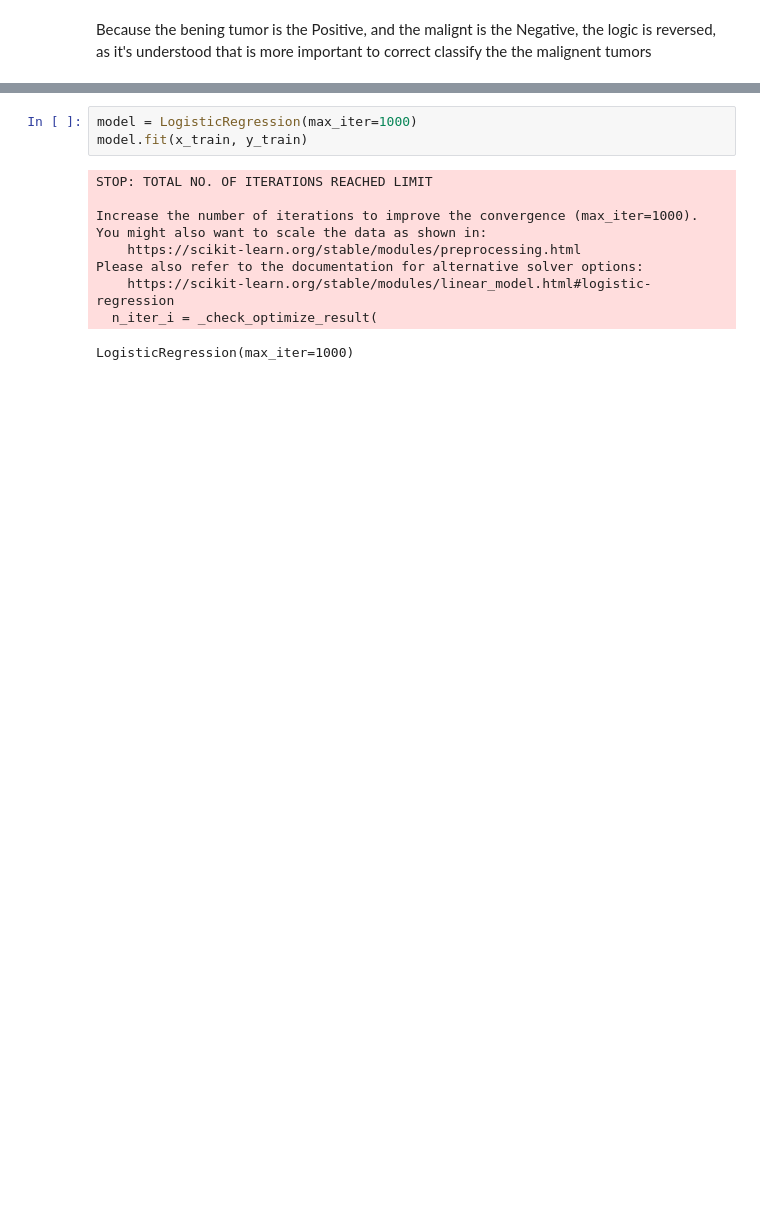
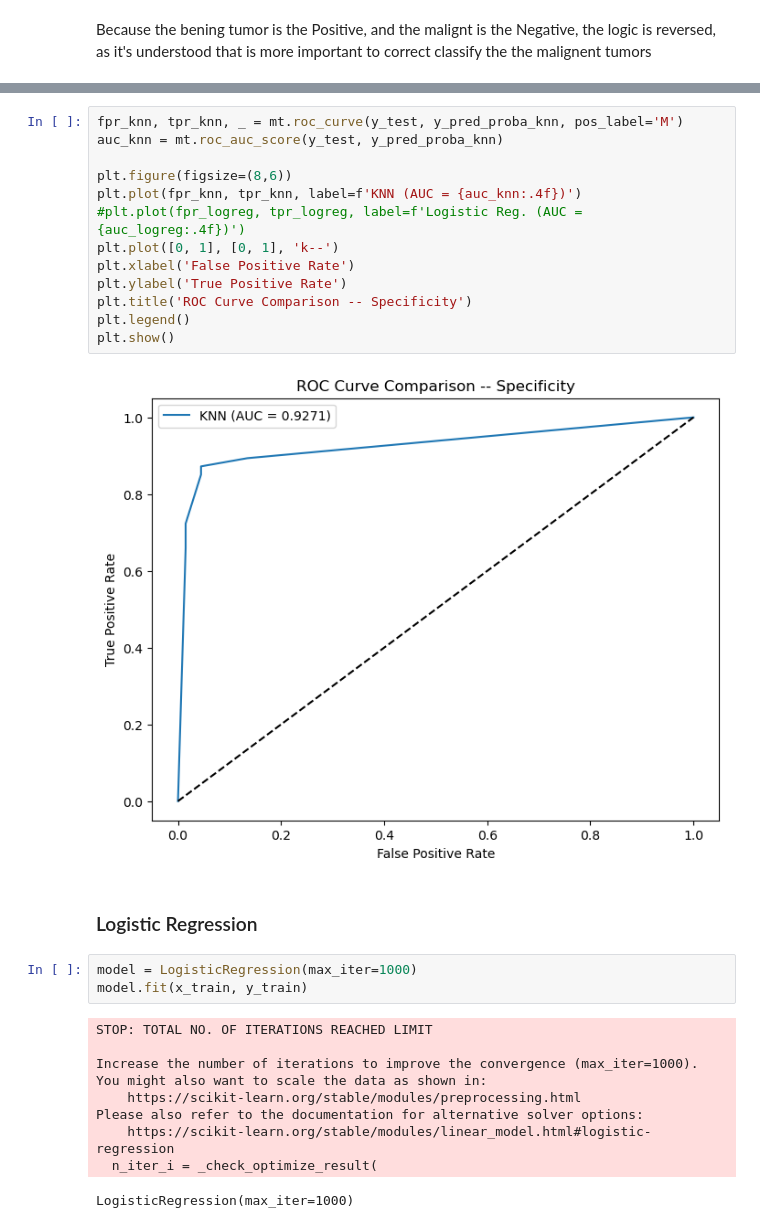
Before and after one commit to Stuepp/Breast-Cancer-Detection-Challange, a Jupyter notebook: Breast-Cancer-Detection.ipynb, the cells around one changed output, grey strips where cells are left out. Cells and saved outputs as stored; diff of their text form; blank space fills up the shorter version.

```diff
--- a/Breast-Cancer-Detection.ipynb
+++ b/Breast-Cancer-Detection.ipynb
@@ -275,3 +329,20 @@ KNeighborsClassifier(n_neighbors=4)
+# %%
+fpr_knn, tpr_knn, _ = mt.roc_curve(y_test, y_pred_proba_knn, pos_label='M')
+auc_knn = mt.roc_auc_score(y_test, y_pred_proba_knn)
+
+plt.figure(figsize=(8,6))
+plt.plot(fpr_knn, tpr_knn, label=f'KNN (AUC = {auc_knn:.4f})')
+#plt.plot(fpr_logreg, tpr_logreg, label=f'Logistic Reg. (AUC = {auc_logreg:.4f})')
+plt.plot([0, 1], [0, 1], 'k--')
+plt.xlabel('False Positive Rate')
+plt.ylabel('True Positive Rate')
+plt.title('ROC Curve Comparison -- Specificity')
+plt.legend()
+plt.show()
+# %% [output]
+[figure, added]
+# %% [markdown]
+### Logistic Regression
 # %%
 model = LogisticRegression(max_iter=1000)
 model.fit(x_train, y_train)
```
Also changed, not shown: parts of 36 cells of this notebook.
